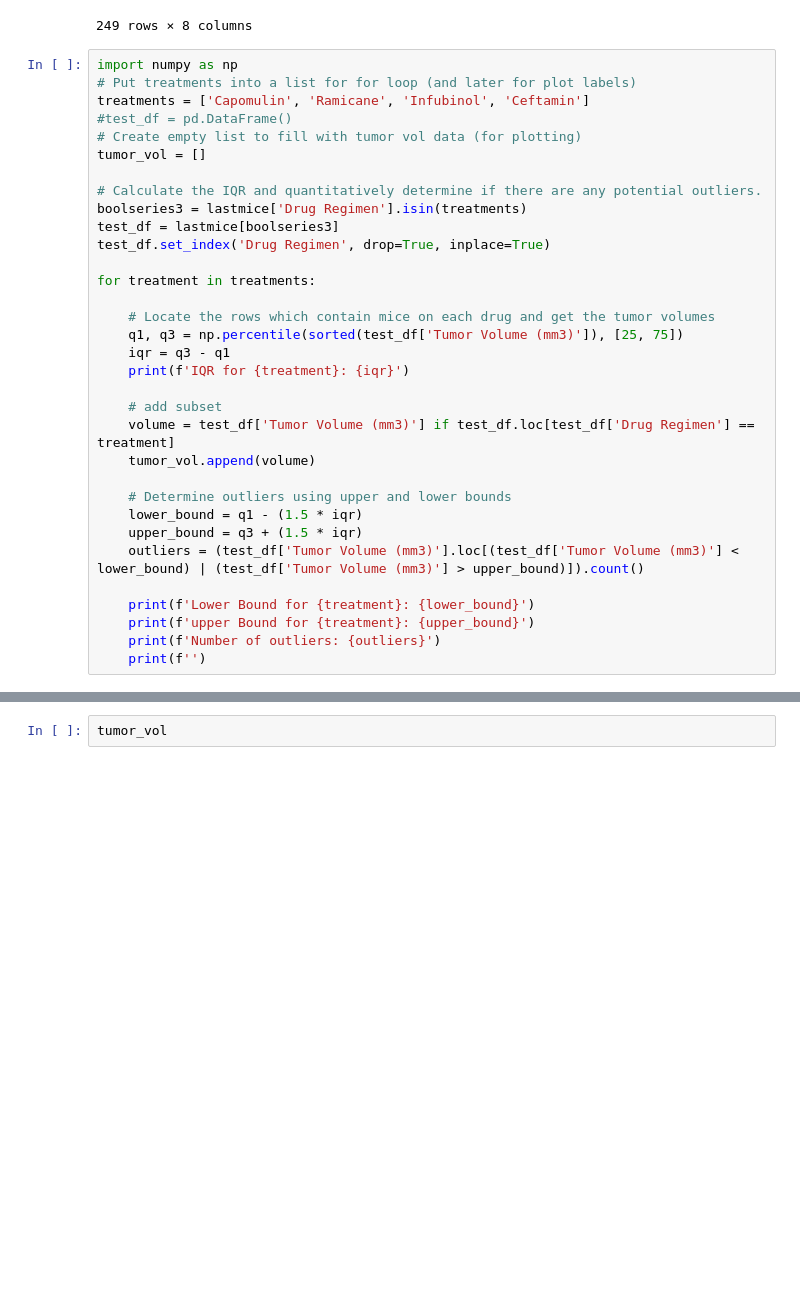
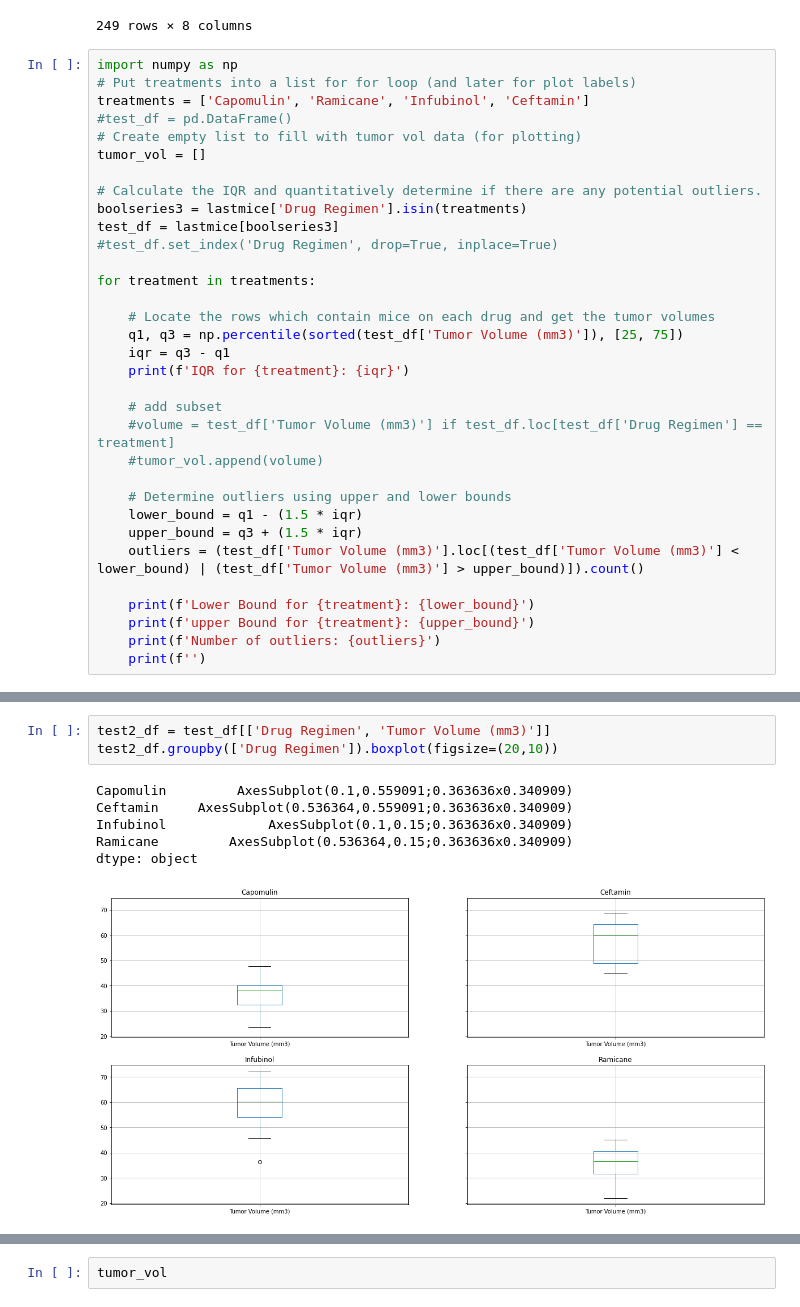
Before and after one commit to ASacdpraseuth/pymaceuticals, a Jupyter notebook: pymaceuticals_starter.ipynb, the cells around one changed output, grey strips where cells are left out. Drawn from its saved outputs; the diff is of its cells as text; blank space fills up the shorter version.

```diff
--- a/pymaceuticals_starter.ipynb
+++ b/pymaceuticals_starter.ipynb
@@ -248,7 +248,7 @@ tumor_vol = []
 # Calculate the IQR and quantitatively determine if there are any potential outliers.
 boolseries3 = lastmice['Drug Regimen'].isin(treatments)
 test_df = lastmice[boolseries3]
-test_df.set_index('Drug Regimen', drop=True, inplace=True)
+#test_df.set_index('Drug Regimen', drop=True, inplace=True)
 
 for treatment in treatments:
 
@@ -258,8 +258,8 @@ for treatment in treatments:
     print(f'IQR for {treatment}: {iqr}')
 
     # add subset
-    volume = test_df['Tumor Volume (mm3)'] if test_df.loc[test_df['Drug Regimen'] == treatment]
-    tumor_vol.append(volume)
+    #volume = test_df['Tumor Volume (mm3)'] if test_df.loc[test_df['Drug Regimen'] == treatment]
+    #tumor_vol.append(volume)
 
     # Determine outliers using upper and lower bounds
     lower_bound = q1 - (1.5 * iqr)
@@ -291,0 +293,10 @@ test_df
+# %%
+test2_df = test_df[['Drug Regimen', 'Tumor Volume (mm3)']]
+test2_df.groupby(['Drug Regimen']).boxplot(figsize=(20,10))
+# %% [output]
+Capomulin         AxesSubplot(0.1,0.559091;0.363636x0.340909)
+Ceftamin     AxesSubplot(0.536364,0.559091;0.363636x0.340909)
+Infubinol             AxesSubplot(0.1,0.15;0.363636x0.340909)
+Ramicane         AxesSubplot(0.536364,0.15;0.363636x0.340909)
+dtype: object
+[figure, added]
```
Also changed, not shown: parts of 3 cells of this notebook.
